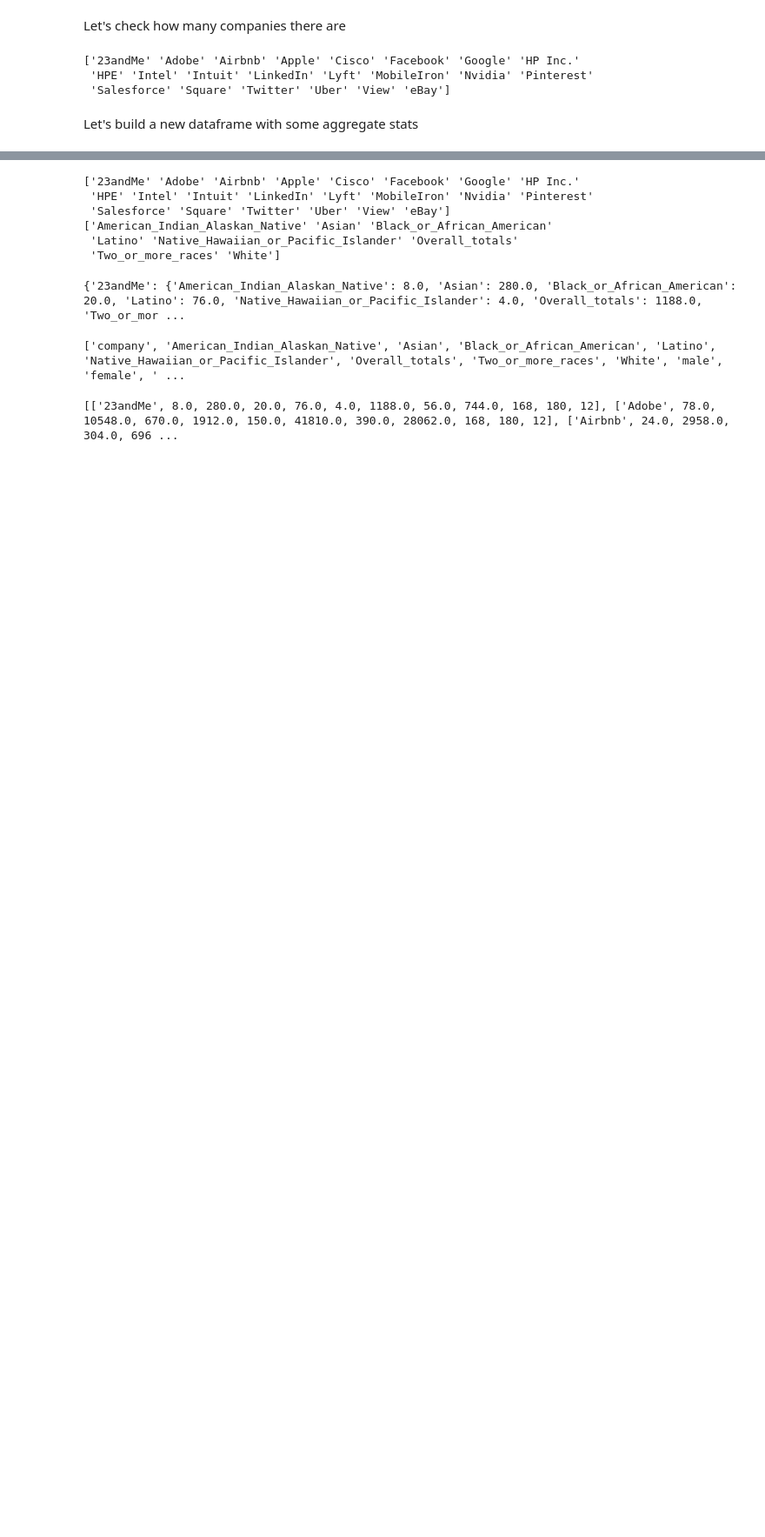
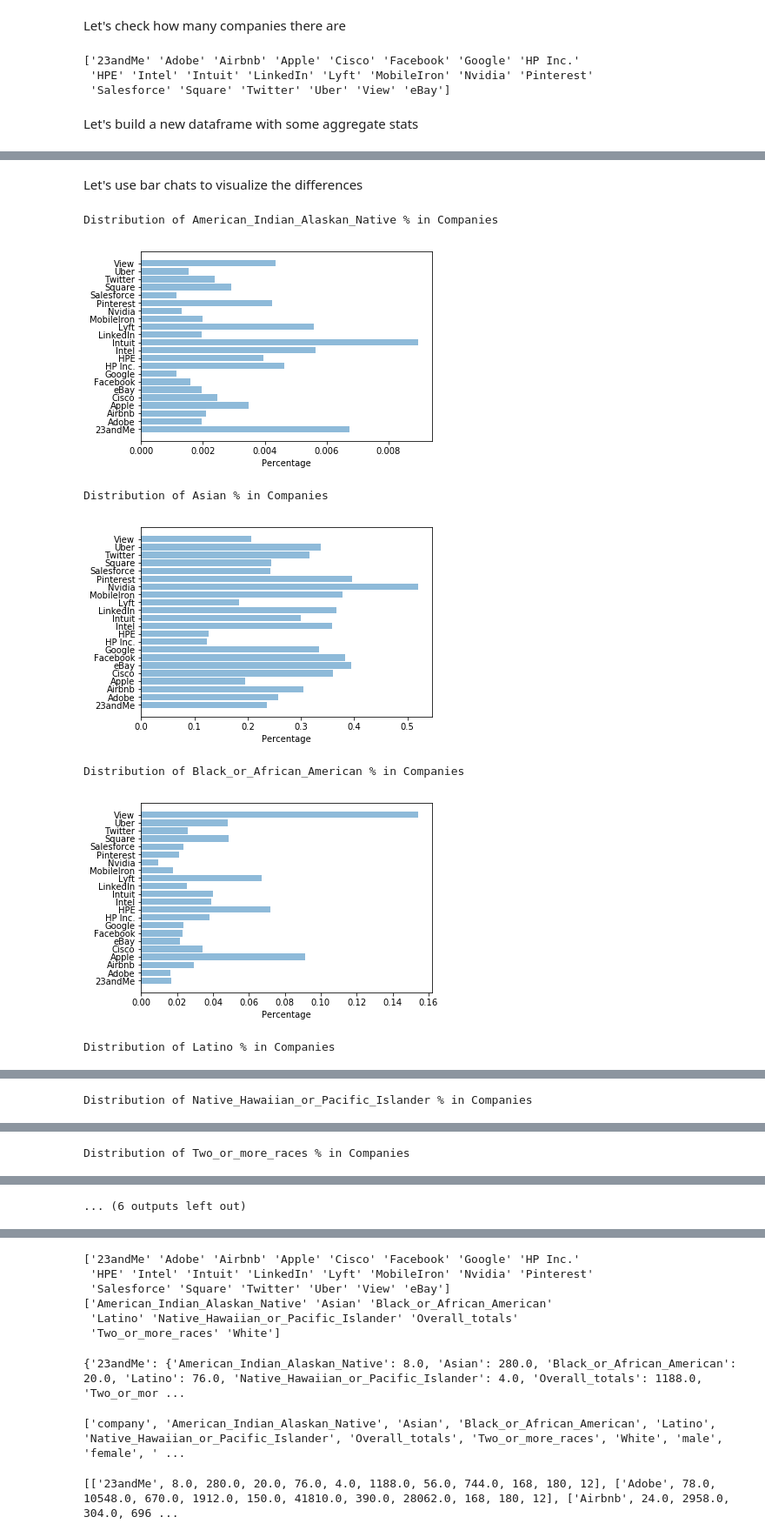
Before and after one commit to hanjing5/english_lit, a Jupyter notebook: final/Python+final+project.ipynb, the cells around one changed output, grey strips where cells are left out. Shown at 87% size. Cells and saved outputs as stored; diff of their text form; code cells hidden in the pictures; blank space fills up the shorter version.

```diff
--- a/final/Python+final+project.ipynb
+++ b/final/Python+final+project.ipynb
@@ -385,0 +519,13 @@ Let's build a new dataframe with some aggregate stats
+# %%
+flat_mapping_extended = flat_mapping.copy()
+for k in flat_mapping:
+    vs = flat_mapping[k]
+    if k in ['company_name', 'total_race', 'total_gender']:
+        continue
+    vps = []
+    totals = flat_mapping['total_race']
+
+    for idx, v in enumerate(vs):
+        vps.append(v/totals[idx])
+
+    flat_mapping_extended[str(k)+" %"] = vps
@@ -385,0 +554,22 @@ Let's build a new dataframe with some aggregate stats
+# %% [markdown]
+Let's use bar chats to visualize the differences
+# %%
+for k in flat_mapping_extended:
+    objects = flat_mapping_extended['company_name']
+    if '%' in k:
+        print('Distribution of '+ k + ' in Companies')
+        y_pos = np.arange(len(objects))
+        performance = flat_mapping_extended[k]
+
+        plt.barh(y_pos, performance, align='center', alpha=0.5)
+        plt.yticks(y_pos, objects)
+        plt.xlabel('Percentage')
+        plt.show()
+# %% [output]
+Distribution of American_Indian_Alaskan_Native % in Companies
+[figure, added]
+Distribution of Asian % in Companies
+[figure, added]
+Distribution of Black_or_African_American % in Companies
+[figure, added]
+Distribution of Latino % in Companies
@@ -385,0 +577 @@ Let's build a new dataframe with some aggregate stats
+Distribution of Native_Hawaiian_or_Pacific_Islander % in Companies
@@ -385,0 +579 @@ Let's build a new dataframe with some aggregate stats
+Distribution of Two_or_more_races % in Companies
@@ -385,0 +581 @@ Let's build a new dataframe with some aggregate stats
+... (6 outputs left out)
```
Also changed, not shown: parts of 15 cells of this notebook.
